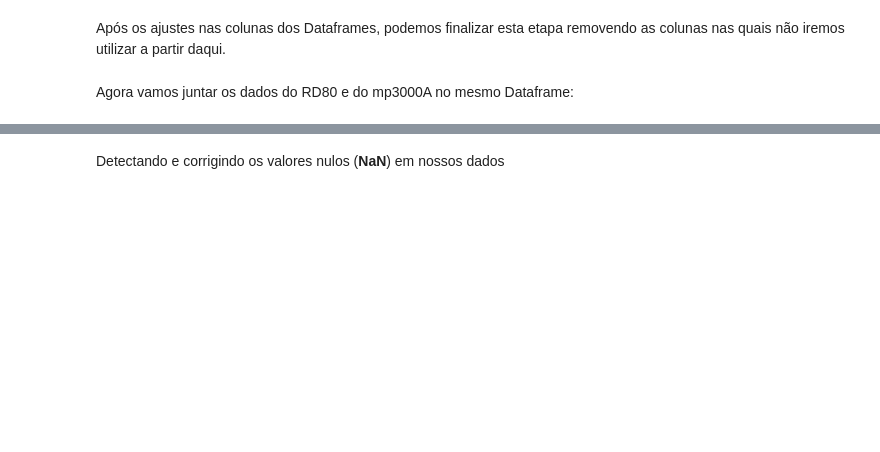
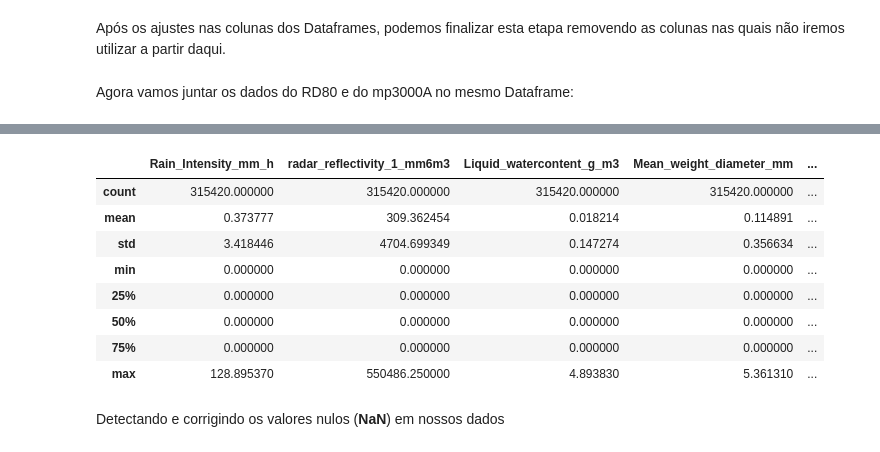
Before and after one commit to lourencocavalcante/Introduction-to-Data-Science, a Jupyter notebook: CAP394_2022_Fase1_Pre_Processando.ipynb, the cells around one changed output, grey strips where cells are left out. Drawn from its saved outputs; the diff is of its cells as text; code cells hidden in the pictures; blank space fills up the shorter version.

```diff
--- a/CAP394_2022_Fase1_Pre_Processando.ipynb
+++ b/CAP394_2022_Fase1_Pre_Processando.ipynb
@@ -228,3 +238,35 @@ for itemMP3000A in list_datasets_mp3000A:
+# %%
+df_rd80_joss['Rain_Intensity_mm_h'][df_rd80_joss['Rain_Intensity_mm_h'] < 0.1] = 0
+# %%
+#Add as colunas referente à intensidade da chuva.
+df_rd80_joss=df_rd80_joss.assign(Light_Rain=0, Moderate_Rain=0, Heavy_Rain=0, Very_Heavy_Rain=0, Without_Rain=0, Class_Rain_id=0,Class_Rain='Não choveu')
+convert_dict = {'Light_Rain': int,'Moderate_Rain': int,'Heavy_Rain': int,'Very_Heavy_Rain': int,
+                'Without_Rain': int,'Class_Rain_id': int, 'Class_Rain':str}
+
+df_rd80_joss = df_rd80_joss.astype(convert_dict)
+# %%
+for index, row in df_rd80_joss.iterrows():
+
+    if (row['Rain_Intensity_mm_h'] >= 0.1) and (row['Rain_Intensity_mm_h'] <= 2.5):
+      df_rd80_joss.loc[index,'Light_Rain'] = 1
+      df_rd80_joss.loc[index,'Class_Rain'] = 'Chuva fraca'
+      df_rd80_joss.loc[index,'Class_Rain_id'] = 1
+    elif(row['Rain_Intensity_mm_h']  > 2.5) and (row['Rain_Intensity_mm_h']  <= 10):
+      df_rd80_joss.loc[index,'Moderate_Rain'] = 1
+      df_rd80_joss.loc[index,'Class_Rain'] = 'Chuva moderada'
+      df_rd80_joss.loc[index,'Class_Rain_id'] = 2
+    elif (row['Rain_Intensity_mm_h']  > 10) and (row['Rain_Intensity_mm_h']  <= 50):
+      df_rd80_joss.loc[index,'Heavy_Rain'] = 1
+      df_rd80_joss.loc[index,'Class_Rain'] = 'Chuva forte'
+      df_rd80_joss.loc[index,'Class_Rain_id'] = 3
+    elif (row['Rain_Intensity_mm_h']  > 50):
+      df_rd80_joss.loc[index,'Very_Heavy_Rain'] = 1
+      df_rd80_joss.loc[index,'Class_Rain'] = 'Chuva muito forte'
+      df_rd80_joss.loc[index,'Class_Rain_id'] = 4
+    else:
+      df_rd80_joss.loc[index,'Without_Rain'] = 1
+      df_rd80_joss.loc[index,'Class_Rain'] = 'Não choveu'
+      df_rd80_joss.loc[index,'Class_Rain_id'] = 0
 # %% [markdown]
 Após os ajustes nas colunas dos Dataframes, podemos finalizar esta etapa removendo as colunas nas quais não iremos utilizar a partir daqui.
 # %%
@@ -254,3 +359,16 @@ sns.heatmap(corr[(corr >= 0.30) | (corr <= -0.30)],cmap='viridis', vmax=1.0, vmi
+# %%
+#Visualização das estatísticas descritivas
+df_rd80_joss.describe()
+# %% [output]
+|  | Rain_Intensity_mm_h | radar_reflectivity_1_mm6m3 | Liquid_watercontent_g_m3 | Mean_weight_diameter_mm | ... |
+| count | 315420.000000 | 315420.000000 | 315420.000000 | 315420.000000 | ... |
+| mean | 0.373777 | 309.362454 | 0.018214 | 0.114891 | ... |
+| std | 3.418446 | 4704.699349 | 0.147274 | 0.356634 | ... |
+| min | 0.000000 | 0.000000 | 0.000000 | 0.000000 | ... |
+| 25% | 0.000000 | 0.000000 | 0.000000 | 0.000000 | ... |
+| 50% | 0.000000 | 0.000000 | 0.000000 | 0.000000 | ... |
+| 75% | 0.000000 | 0.000000 | 0.000000 | 0.000000 | ... |
+| max | 128.895370 | 550486.250000 | 4.893830 | 5.361310 | ... |
 # %% [markdown]
 Detectando e corrigindo os valores nulos (**NaN**) em nossos dados
 # %%
```
Also changed, not shown: parts of 17 cells of this notebook.
